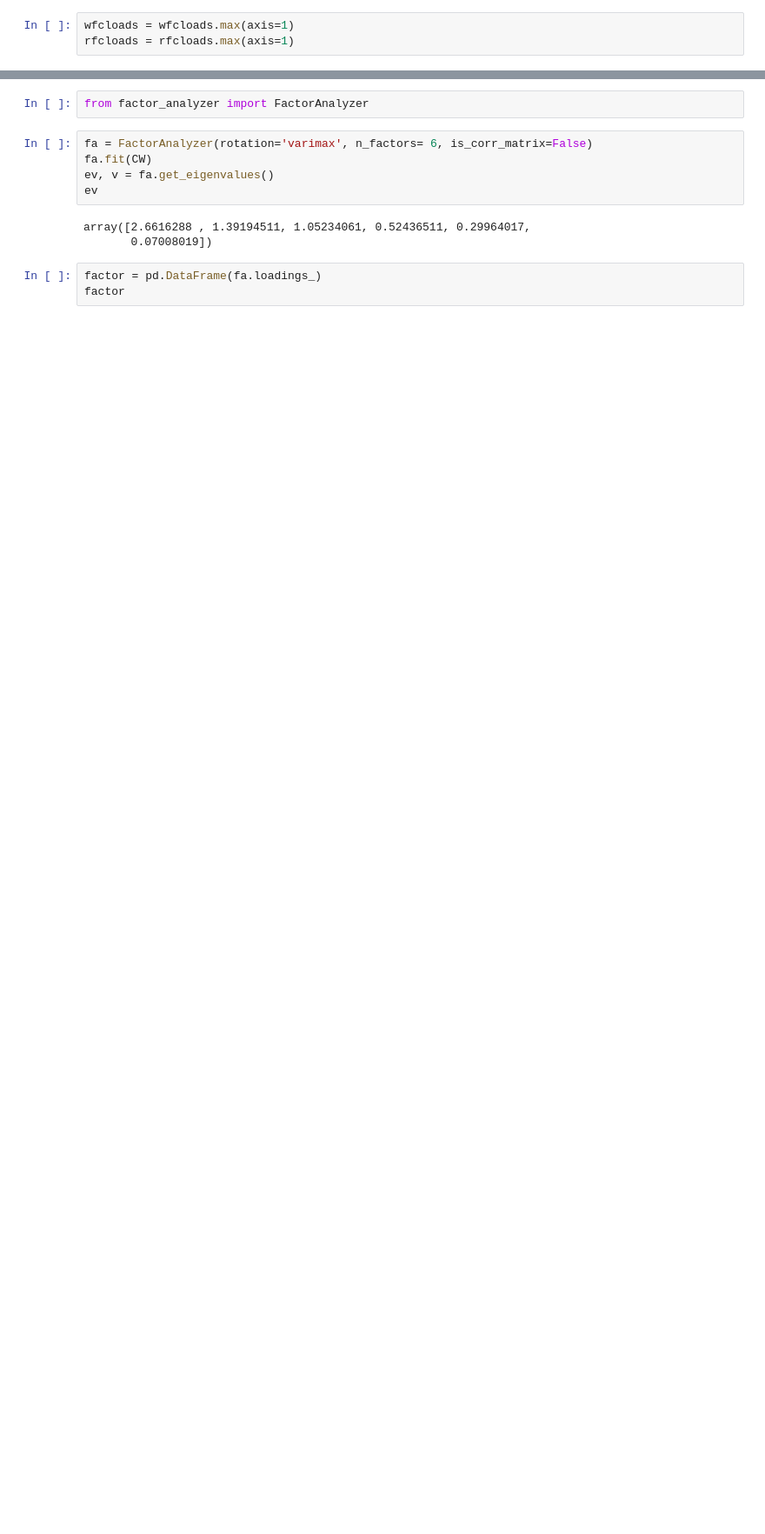
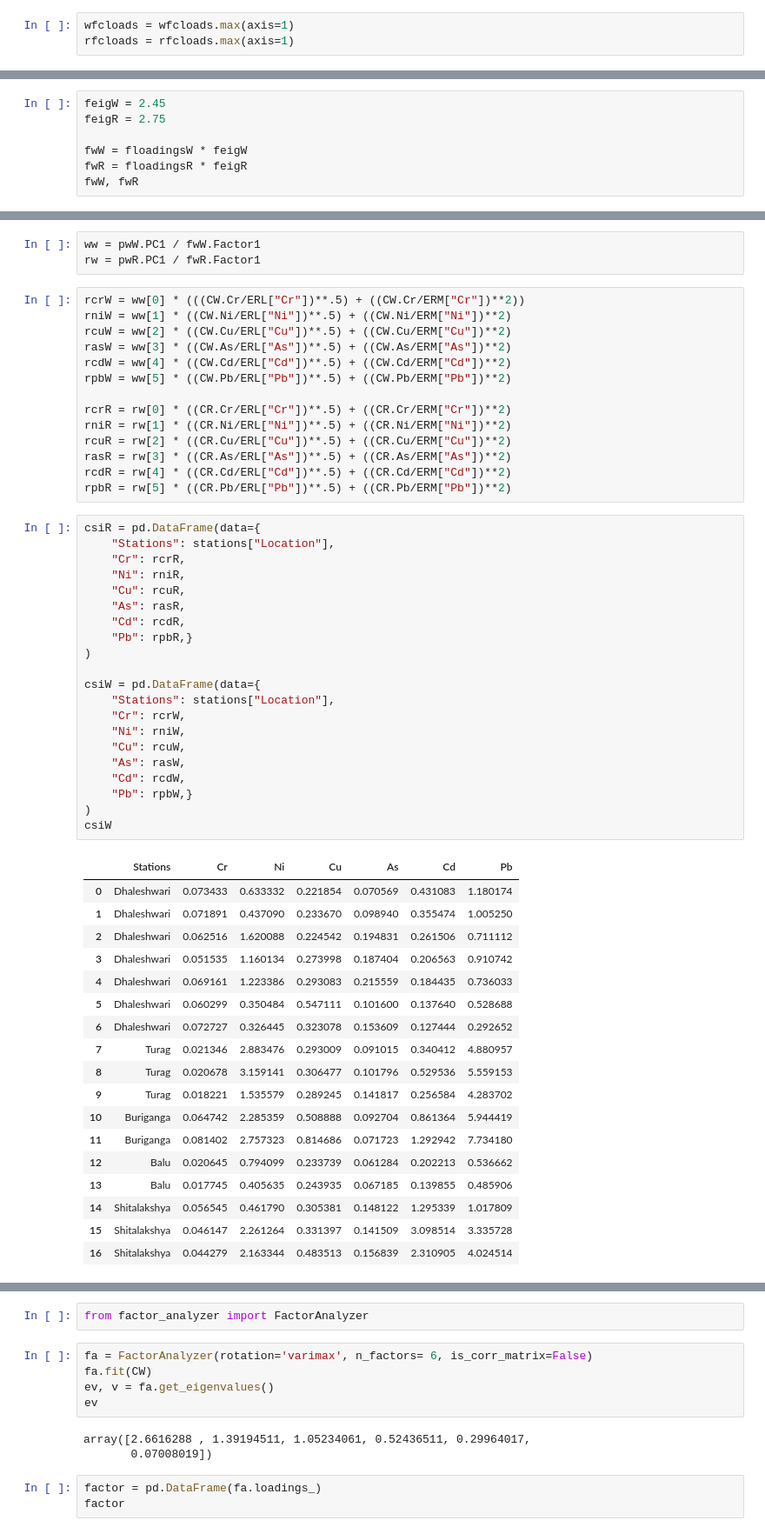
Before and after one commit to rakibhhridoy/OnGoingStudy, a Jupyter notebook: Five_Rivers/Python/sample.ipynb, the cells around one changed output, grey strips where cells are left out. Shown at 87% size. Cells and saved outputs as stored; diff of their text form; blank space fills up the shorter version.

```diff
--- a/Five_Rivers/Python/sample.ipynb
+++ b/Five_Rivers/Python/sample.ipynb
@@ -2173,0 +2436,7 @@ dtype: float64
+# %%
+feigW = 2.45
+feigR = 2.75
+
+fwW = floadingsW * feigW
+fwR = floadingsR * feigR
+fwW, fwR
@@ -2173,0 +2459,57 @@ dtype: float64
+# %%
+ww = pwW.PC1 / fwW.Factor1
+rw = pwR.PC1 / fwR.Factor1
+# %%
+rcrW = ww[0] * (((CW.Cr/ERL["Cr"])**.5) + ((CW.Cr/ERM["Cr"])**2))
+rniW = ww[1] * ((CW.Ni/ERL["Ni"])**.5) + ((CW.Ni/ERM["Ni"])**2)
+rcuW = ww[2] * ((CW.Cu/ERL["Cu"])**.5) + ((CW.Cu/ERM["Cu"])**2)
+rasW = ww[3] * ((CW.As/ERL["As"])**.5) + ((CW.As/ERM["As"])**2)
+rcdW = ww[4] * ((CW.Cd/ERL["Cd"])**.5) + ((CW.Cd/ERM["Cd"])**2)
+rpbW = ww[5] * ((CW.Pb/ERL["Pb"])**.5) + ((CW.Pb/ERM["Pb"])**2)
+
+rcrR = rw[0] * ((CR.Cr/ERL["Cr"])**.5) + ((CR.Cr/ERM["Cr"])**2)
+rniR = rw[1] * ((CR.Ni/ERL["Ni"])**.5) + ((CR.Ni/ERM["Ni"])**2)
+rcuR = rw[2] * ((CR.Cu/ERL["Cu"])**.5) + ((CR.Cu/ERM["Cu"])**2)
+rasR = rw[3] * ((CR.As/ERL["As"])**.5) + ((CR.As/ERM["As"])**2)
+rcdR = rw[4] * ((CR.Cd/ERL["Cd"])**.5) + ((CR.Cd/ERM["Cd"])**2)
+rpbR = rw[5] * ((CR.Pb/ERL["Pb"])**.5) + ((CR.Pb/ERM["Pb"])**2)
+# %%
+csiR = pd.DataFrame(data={
+    "Stations": stations["Location"],
+    "Cr": rcrR,
+    "Ni": rniR,
+    "Cu": rcuR,
+    "As": rasR,
+    "Cd": rcdR,
+    "Pb": rpbR,}
+)
+
+csiW = pd.DataFrame(data={
+    "Stations": stations["Location"],
+    "Cr": rcrW,
+    "Ni": rniW,
+    "Cu": rcuW,
+    "As": rasW,
+    "Cd": rcdW,
+    "Pb": rpbW,}
+)
+csiW
+# %% [output]
+|  | Stations | Cr | Ni | Cu | As | Cd | Pb |
+| 0 | Dhaleshwari | 0.073433 | 0.633332 | 0.221854 | 0.070569 | 0.431083 | 1.180174 |
+| 1 | Dhaleshwari | 0.071891 | 0.437090 | 0.233670 | 0.098940 | 0.355474 | 1.005250 |
+| 2 | Dhaleshwari | 0.062516 | 1.620088 | 0.224542 | 0.194831 | 0.261506 | 0.711112 |
+| 3 | Dhaleshwari | 0.051535 | 1.160134 | 0.273998 | 0.187404 | 0.206563 | 0.910742 |
+| 4 | Dhaleshwari | 0.069161 | 1.223386 | 0.293083 | 0.215559 | 0.184435 | 0.736033 |
+| 5 | Dhaleshwari | 0.060299 | 0.350484 | 0.547111 | 0.101600 | 0.137640 | 0.528688 |
+| 6 | Dhaleshwari | 0.072727 | 0.326445 | 0.323078 | 0.153609 | 0.127444 | 0.292652 |
+| 7 | Turag | 0.021346 | 2.883476 | 0.293009 | 0.091015 | 0.340412 | 4.880957 |
+| 8 | Turag | 0.020678 | 3.159141 | 0.306477 | 0.101796 | 0.529536 | 5.559153 |
+| 9 | Turag | 0.018221 | 1.535579 | 0.289245 | 0.141817 | 0.256584 | 4.283702 |
+| 10 | Buriganga | 0.064742 | 2.285359 | 0.508888 | 0.092704 | 0.861364 | 5.944419 |
+| 11 | Buriganga | 0.081402 | 2.757323 | 0.814686 | 0.071723 | 1.292942 | 7.734180 |
+| 12 | Balu | 0.020645 | 0.794099 | 0.233739 | 0.061284 | 0.202213 | 0.536662 |
+| 13 | Balu | 0.017745 | 0.405635 | 0.243935 | 0.067185 | 0.139855 | 0.485906 |
+| 14 | Shitalakshya | 0.056545 | 0.461790 | 0.305381 | 0.148122 | 1.295339 | 1.017809 |
+| 15 | Shitalakshya | 0.046147 | 2.261264 | 0.331397 | 0.141509 | 3.098514 | 3.335728 |
+| 16 | Shitalakshya | 0.044279 | 2.163344 | 0.483513 | 0.156839 | 2.310905 | 4.024514 |
```
Also changed, not shown: parts of 53 cells of this notebook, 19 other files.
